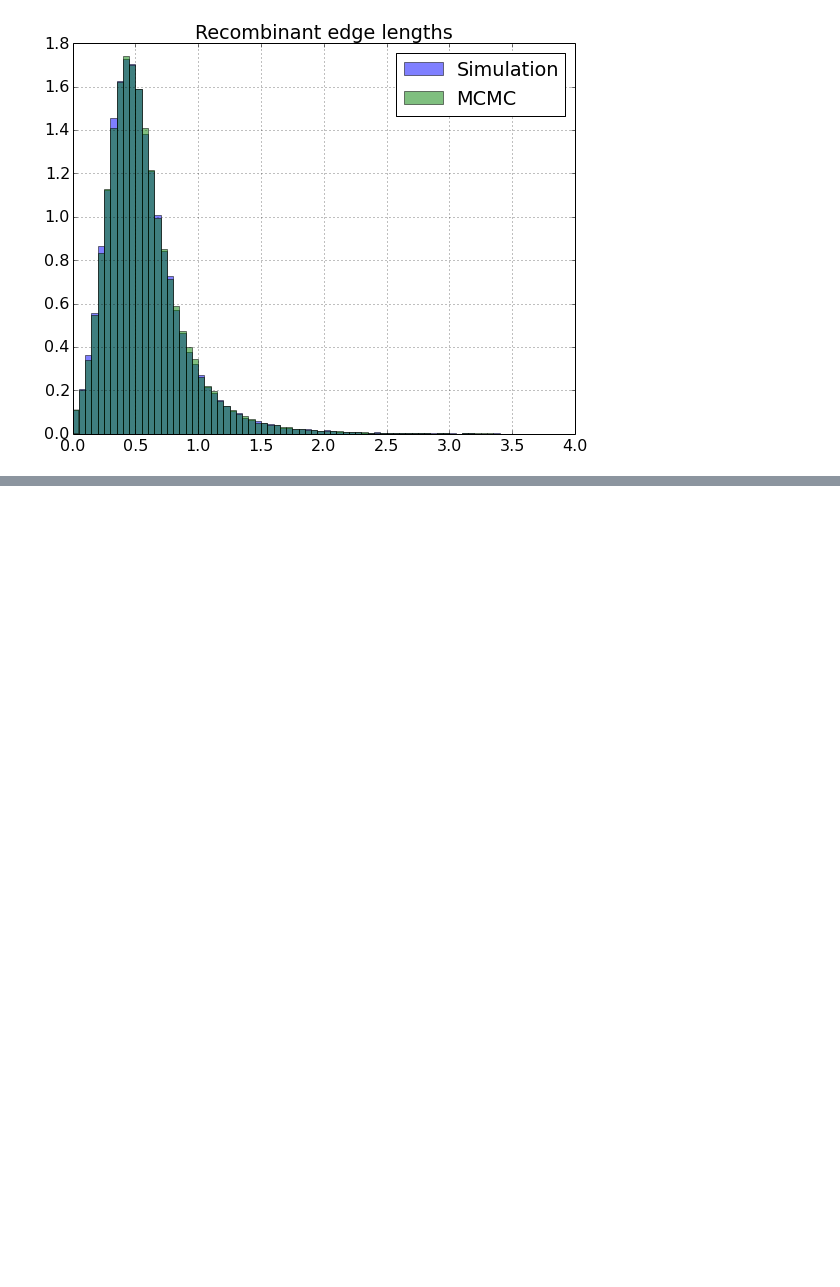
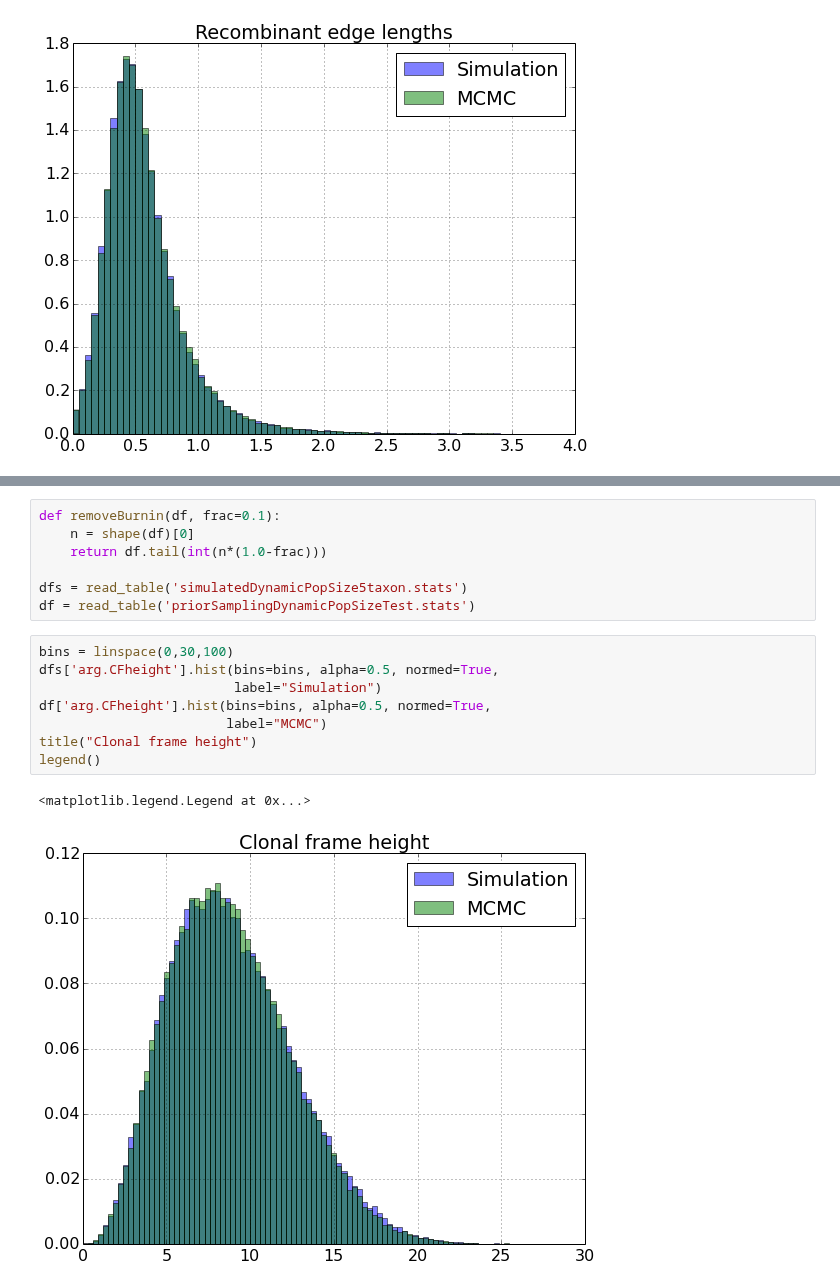
Before and after one commit to tgvaughan/bacter, a Jupyter notebook: examples/Validation.ipynb, the cells around one changed output, grey strips where cells are left out. Cells and saved outputs as stored; diff of their text form; blank space fills up the shorter version.

Commit message:
Added dynamic population size test and region swap op.

```diff
--- a/examples/Validation.ipynb
+++ b/examples/Validation.ipynb
@@ -190,0 +192,18 @@ title("Recombinant edge lengths")
+# %%
+def removeBurnin(df, frac=0.1):
+    n = shape(df)[0]
+    return df.tail(int(n*(1.0-frac)))
+
+dfs = read_table('simulatedDynamicPopSize5taxon.stats')
+df = read_table('priorSamplingDynamicPopSizeTest.stats')
+# %%
+bins = linspace(0,30,100)
+dfs['arg.CFheight'].hist(bins=bins, alpha=0.5, normed=True,
+                         label="Simulation")
+df['arg.CFheight'].hist(bins=bins, alpha=0.5, normed=True,
+                        label="MCMC")
+title("Clonal frame height")
+legend()
+# %% [output]
+<matplotlib.legend.Legend at 0x...>
+[figure, added]
```
Also changed, not shown: parts of 7 cells of this notebook, 4 other files.
